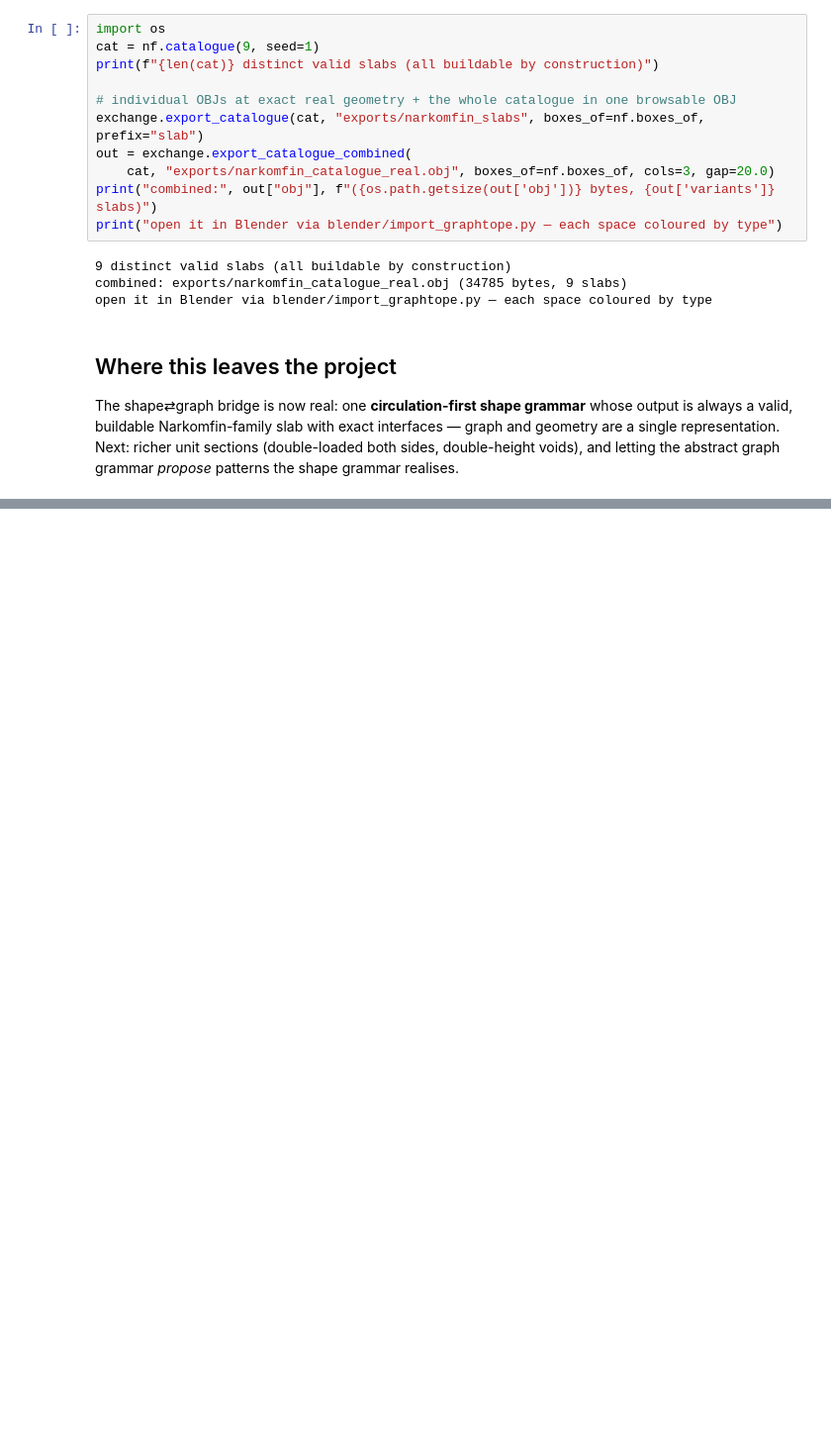
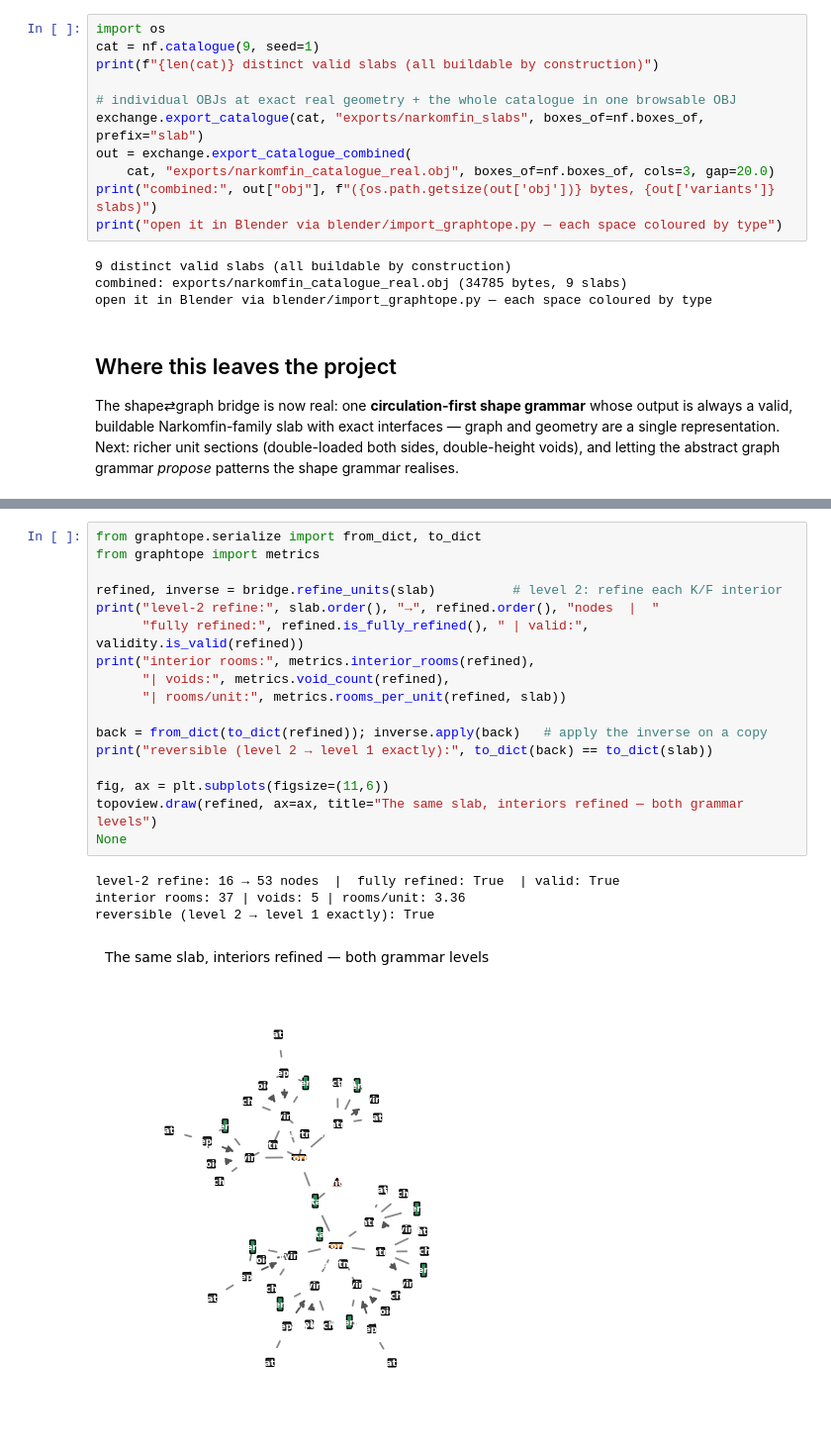
Before and after one commit to arlav/graphtope, a Jupyter notebook: notebooks/01_graphtope.ipynb, the cells around one changed output, grey strips where cells are left out. Shown at 99% size. Saved outputs shown, nothing was run; the diff lists cells and outputs as text; blank space fills up the shorter version.

```diff
--- a/notebooks/01_graphtope.ipynb
+++ b/notebooks/01_graphtope.ipynb
@@ -1125,0 +1183,22 @@ the shape grammar realises.
+# %%
+from graphtope.serialize import from_dict, to_dict
+from graphtope import metrics
+
+refined, inverse = bridge.refine_units(slab)          # level 2: refine each K/F interior
+print("level-2 refine:", slab.order(), "→", refined.order(), "nodes  |  "
+      "fully refined:", refined.is_fully_refined(), " | valid:", validity.is_valid(refined))
+print("interior rooms:", metrics.interior_rooms(refined),
+      "| voids:", metrics.void_count(refined),
+      "| rooms/unit:", metrics.rooms_per_unit(refined, slab))
+
+back = from_dict(to_dict(refined)); inverse.apply(back)   # apply the inverse on a copy
+print("reversible (level 2 → level 1 exactly):", to_dict(back) == to_dict(slab))
+
+fig, ax = plt.subplots(figsize=(11,6))
+topoview.draw(refined, ax=ax, title="The same slab, interiors refined — both grammar levels")
+None
+# %% [output]
+level-2 refine: 16 → 53 nodes  |  fully refined: True  | valid: True
+interior rooms: 37 | voids: 5 | rooms/unit: 3.36
+reversible (level 2 → level 1 exactly): True
+[figure, added]
```
Also changed, not shown: parts of 6 cells of this notebook, 22 other files.
